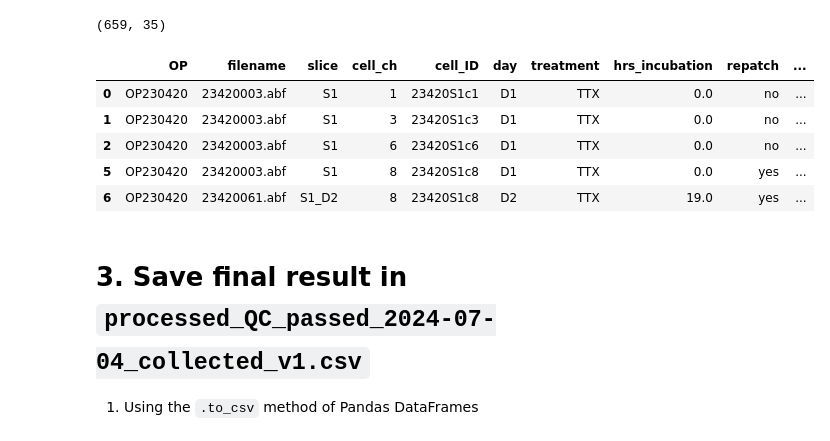
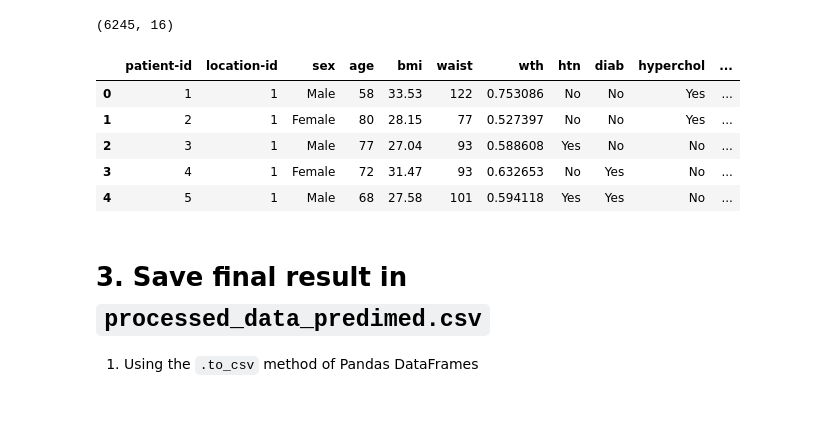
Before and after one commit to victoris93/data_class, a Jupyter notebook: exercises/tabular_join/tabular_join_solution.ipynb, the cells around one changed output. Drawn from its saved outputs; the diff is of its cells as text; code cells hidden in the pictures; blank space fills up the shorter version.

```diff
--- a/exercises/tabular_join/tabular_join_solution.ipynb
+++ b/exercises/tabular_join/tabular_join_solution.ipynb
@@ -38,5 +56,5 @@ info.head()
 # %%
-df_with_info = df.merge(info, on='OP', how='left')
+df_with_info = df.merge(info, on=['patient-id', 'location-id'], how='right')
 # %%
 df_with_info.count()
 # %% [output]
@@ -79,3 +101,3 @@ Name: patcher, dtype: int64
 # %%
-outliers = pd.read_csv('outliers.csv')
+dropped = pd.read_csv('dropped.csv')
 # %%
@@ -94,2 +116,3 @@ outliers.head()
 # %%
-temp = df_with_info.merge(outliers, on=['OP', 'cell_ID'], how='outer', indicator=True)
+temp = df_with_info.merge(dropped, on=['location-id', 'patient-id'], how='outer', indicator=True)
+temp
@@ -96,20 +133,20 @@ temp = df_with_info.merge(outliers, on=['OP', 'cell_ID'], how='outer', indicator
 # %%
-df_without_outliers = temp[temp['_merge'] == 'left_only'].drop('_merge', axis=1)
+df_without_dropped = temp[temp['_merge'] == 'left_only'].drop('_merge', axis=1)
 # %%
-df_without_outliers.shape
+df_without_dropped.shape
 # %% [output]
-(659, 35)
+(6245, 16)
 # %%
-df_without_outliers.head()
+df_without_dropped.head()
 # %% [output]
-|  | OP | filename | slice | cell_ch | cell_ID | day | treatment | hrs_incubation | repatch | ... |
-| 0 | OP230420 | 23420003.abf | S1 | 1 | 23420S1c1 | D1 | TTX | 0.0 | no | ... |
-| 1 | OP230420 | 23420003.abf | S1 | 3 | 23420S1c3 | D1 | TTX | 0.0 | no | ... |
-| 2 | OP230420 | 23420003.abf | S1 | 6 | 23420S1c6 | D1 | TTX | 0.0 | no | ... |
-| 5 | OP230420 | 23420003.abf | S1 | 8 | 23420S1c8 | D1 | TTX | 0.0 | yes | ... |
-| 6 | OP230420 | 23420061.abf | S1_D2 | 8 | 23420S1c8 | D2 | TTX | 19.0 | yes | ... |
+|  | patient-id | location-id | sex | age | bmi | waist | wth | htn | diab | hyperchol | ... |
+| 0 | 1 | 1 | Male | 58 | 33.53 | 122 | 0.753086 | No | No | Yes | ... |
+| 1 | 2 | 1 | Female | 80 | 28.15 | 77 | 0.527397 | No | No | Yes | ... |
+| 2 | 3 | 1 | Male | 77 | 27.04 | 93 | 0.588608 | Yes | No | No | ... |
+| 3 | 4 | 1 | Female | 72 | 31.47 | 93 | 0.632653 | No | Yes | No | ... |
+| 4 | 5 | 1 | Male | 68 | 27.58 | 101 | 0.594118 | Yes | Yes | No | ... |
 # %% [markdown]
-# 3. Save final result in `processed_QC_passed_2024-07-04_collected_v1.csv`
+# 3. Save final result in `processed_data_predimed.csv`
 
 1. Using the `.to_csv` method of Pandas DataFrames
 # %%
```
Also changed, not shown: parts of 21 cells of this notebook, 15 other files.
